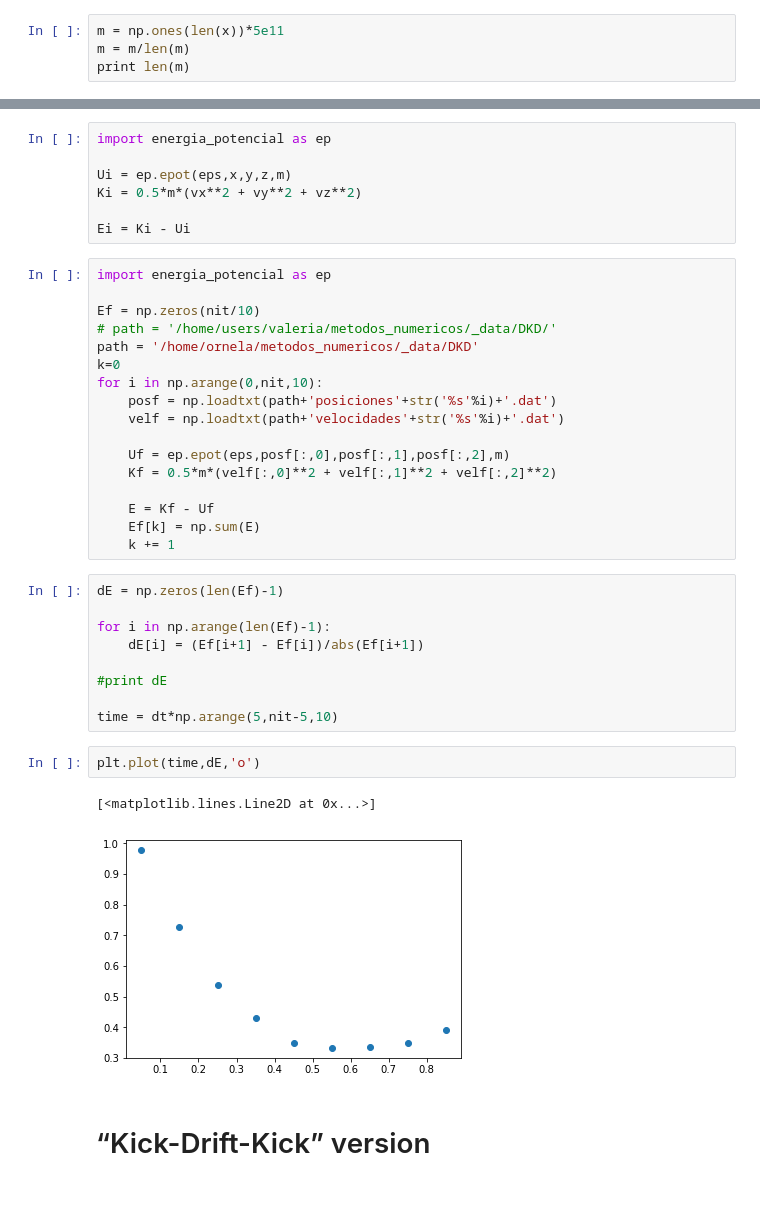
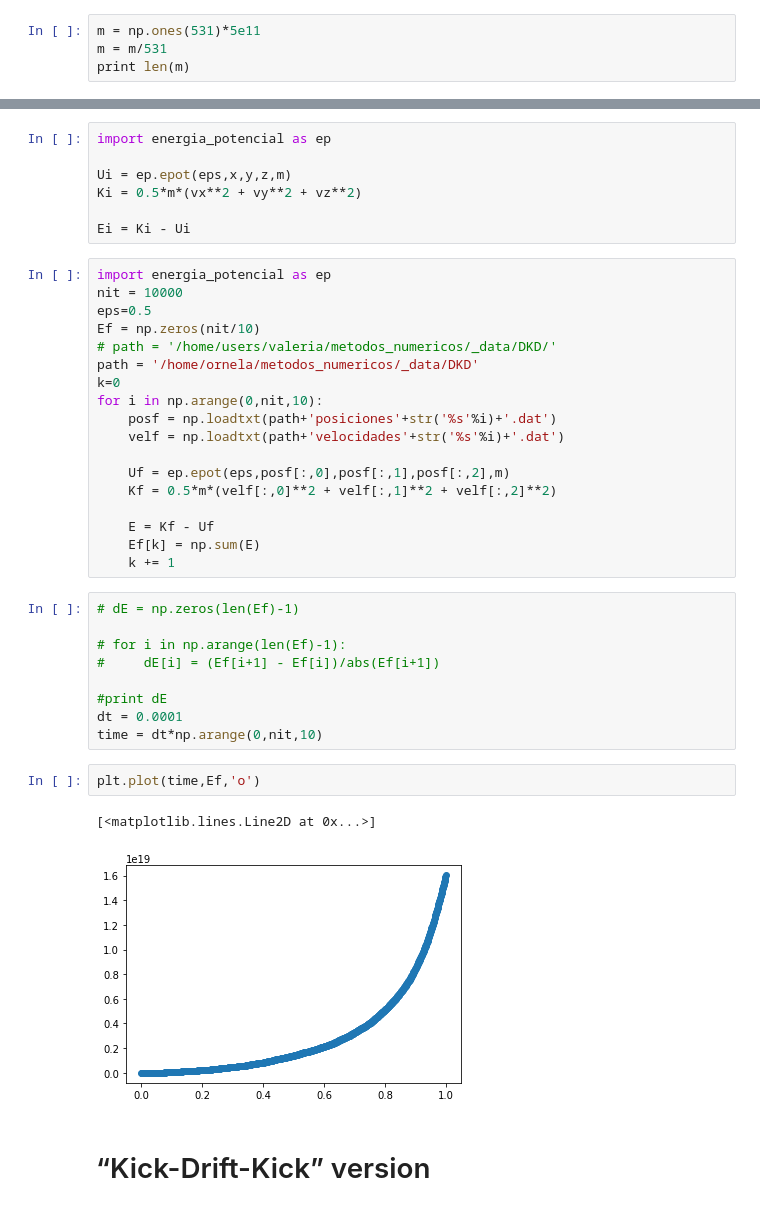
Before and after one commit to ornemarioni/metodos_numericos, a Jupyter notebook: leapfrog.ipynb, the cells around one changed output, grey strips where cells are left out. Drawn from its saved outputs; the diff is of its cells as text.

```diff
--- a/leapfrog.ipynb
+++ b/leapfrog.ipynb
@@ -46,8 +46,8 @@ plt.ylim(-150,150)
 (-150, 150)
 [figure]
 # %%
-m = np.ones(len(x))*5e11
-m = m/len(m)
+m = np.ones(531)*5e11
+m = m/531
 print len(m)
 # %% [output]
 531
@@ -91,7 +91,8 @@ Ki = 0.5*m*(vx**2 + vy**2 + vz**2)
 Ei = Ki - Ui
 # %%
 import energia_potencial as ep
-
+nit = 10000
+eps=0.5
 Ef = np.zeros(nit/10)
 # path = '/home/users/valeria/metodos_numericos/_data/DKD/'
 path = '/home/ornela/metodos_numericos/_data/DKD'
@@ -107,19 +108,19 @@ for i in np.arange(0,nit,10):
     Ef[k] = np.sum(E)
     k += 1
 # %%
-dE = np.zeros(len(Ef)-1)
+# dE = np.zeros(len(Ef)-1)
 
-for i in np.arange(len(Ef)-1):
-    dE[i] = (Ef[i+1] - Ef[i])/abs(Ef[i+1])
+# for i in np.arange(len(Ef)-1):
+#     dE[i] = (Ef[i+1] - Ef[i])/abs(Ef[i+1])
 
 #print dE
-
-time = dt*np.arange(5,nit-5,10)
+dt = 0.0001
+time = dt*np.arange(0,nit,10)
 # %%
-plt.plot(time,dE,'o')
+plt.plot(time,Ef,'o')
 # %% [output]
 [<matplotlib.lines.Line2D at 0x...>]
-[figure, old version]
+[figure, new version]
 # %% [markdown]
 # “Kick-Drift-Kick” version
 # %%
```
Also changed, not shown: parts of 1 cell of this notebook, 5 other files.
